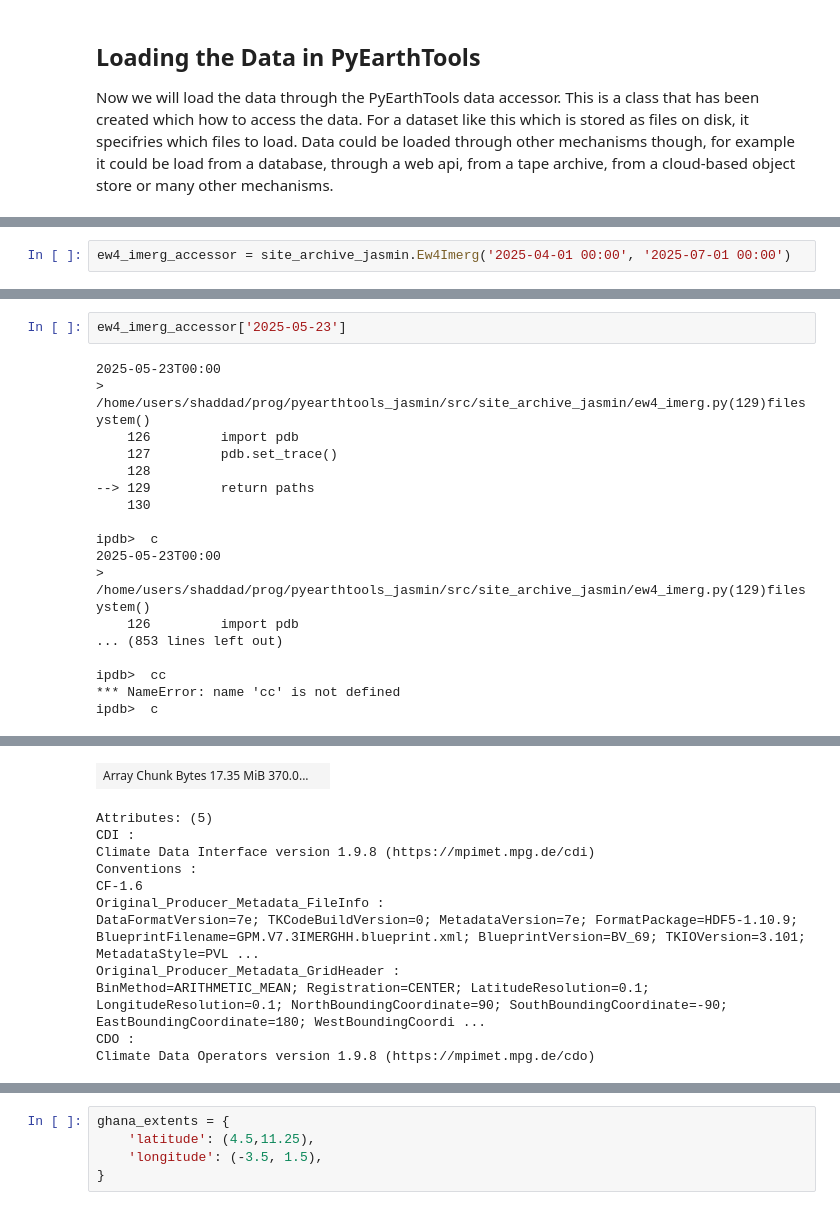
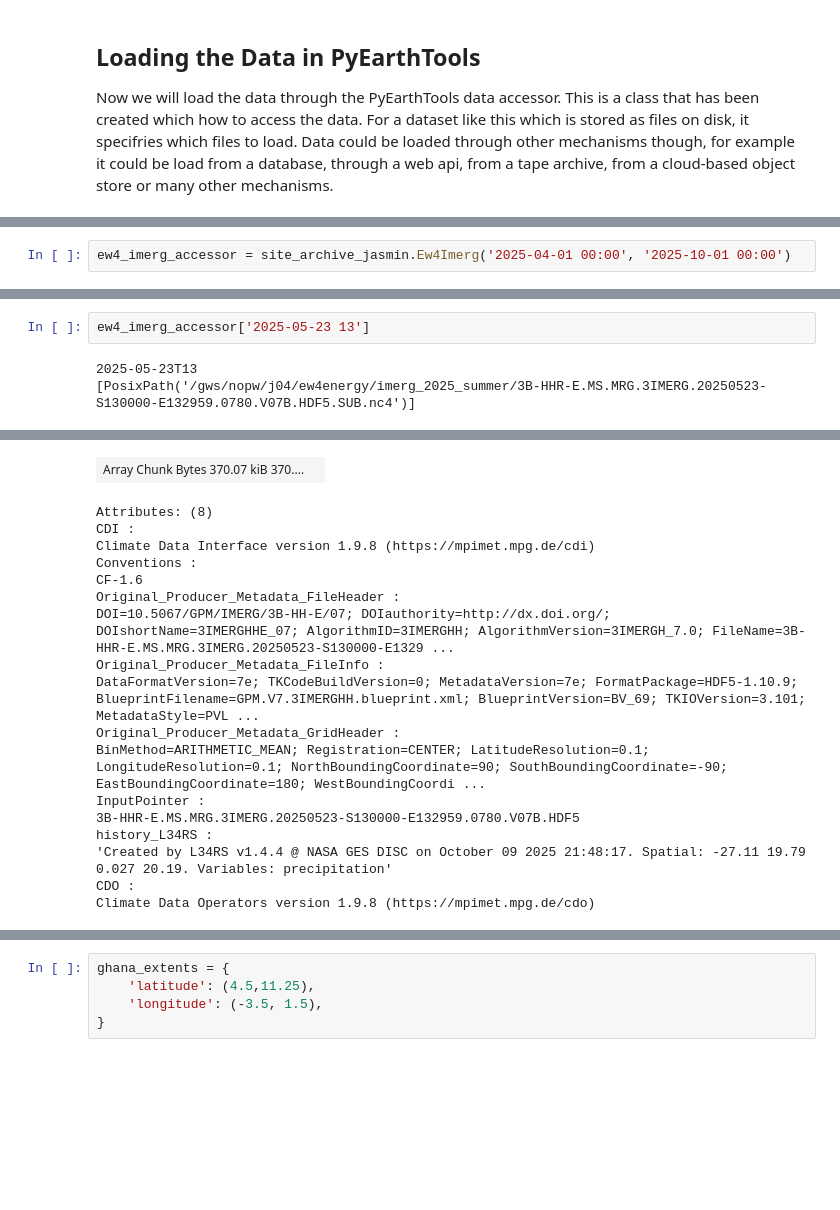
Before and after one commit to uk-gov-mirror/MetOffice.pyearthtools_jasmin, a Jupyter notebook: notebooks/ew4energy/ew4_imerg.ipynb, the cells around one changed output, grey strips where cells are left out. Cells and saved outputs as stored; diff of their text form; blank space fills up the shorter version.

Commit message:
imerg accessor now working with pipeline.

```diff
--- a/notebooks/ew4energy/ew4_imerg.ipynb
+++ b/notebooks/ew4energy/ew4_imerg.ipynb
@@ -109,4 +103,4 @@ era5_acc['2005']
 # %%
-ew4_imerg_accessor = site_archive_jasmin.Ew4Imerg('2025-04-01 00:00', '2025-07-01 00:00')
+ew4_imerg_accessor = site_archive_jasmin.Ew4Imerg('2025-04-01 00:00', '2025-10-01 00:00')
 # %% [output]
 2025-04-01 00:00
@@ -128,20 +162,5 @@ Ew4Imerg
 # %%
-ew4_imerg_accessor['2025-05-23']
+ew4_imerg_accessor['2025-05-23 13']
 # %% [output]
-2025-05-23T00:00
-> /home/users/shaddad/prog/pyearthtools_jasmin/src/site_archive_jasmin/ew4_imerg.py(129)filesystem()
-    126         import pdb
-    127         pdb.set_trace()
-    128
---> 129         return paths
-    130
-
-ipdb>  c
-2025-05-23T00:00
-> /home/users/shaddad/prog/pyearthtools_jasmin/src/site_archive_jasmin/ew4_imerg.py(129)filesystem()
-    126         import pdb
-... (853 lines left out)
-
-ipdb>  cc
-*** NameError: name 'cc' is not defined
-ipdb>  c
+2025-05-23T13
+[PosixPath('/gws/nopw/j04/ew4energy/imerg_2025_summer/3B-HHR-E.MS.MRG.3IMERG.20250523-S130000-E132959.0780.V07B.HDF5.SUB.nc4')]
@@ -159,19 +178,25 @@ datetime64[ns]
 standard_name :
 ... (41 lines left out)
 CodeMissingValue :
 -9999.9
 LongName :
 Complete merged microwave-infrared (gauge-adjusted) precipitation estimate; formerly precipitationCal
-| Array Chunk Bytes 17.35 MiB 370.0... |  |
+| Array Chunk Bytes 370.07 kiB 370.... |  |
-Attributes: (5)
+Attributes: (8)
 CDI :
 Climate Data Interface version 1.9.8 (https://mpimet.mpg.de/cdi)
 Conventions :
 CF-1.6
+Original_Producer_Metadata_FileHeader :
+DOI=10.5067/GPM/IMERG/3B-HH-E/07; DOIauthority=http://dx.doi.org/; DOIshortName=3IMERGHHE_07; AlgorithmID=3IMERGHH; AlgorithmVersion=3IMERGH_7.0; FileName=3B-HHR-E.MS.MRG.3IMERG.20250523-S130000-E1329 ...
 Original_Producer_Metadata_FileInfo :
 DataFormatVersion=7e; TKCodeBuildVersion=0; MetadataVersion=7e; FormatPackage=HDF5-1.10.9; BlueprintFilename=GPM.V7.3IMERGHH.blueprint.xml; BlueprintVersion=BV_69; TKIOVersion=3.101; MetadataStyle=PVL ...
 Original_Producer_Metadata_GridHeader :
 BinMethod=ARITHMETIC_MEAN; Registration=CENTER; LatitudeResolution=0.1; LongitudeResolution=0.1; NorthBoundingCoordinate=90; SouthBoundingCoordinate=-90; EastBoundingCoordinate=180; WestBoundingCoordi ...
+InputPointer :
+3B-HHR-E.MS.MRG.3IMERG.20250523-S130000-E132959.0780.V07B.HDF5
+history_L34RS :
+'Created by L34RS v1.4.4 @ NASA GES DISC on October 09 2025 21:48:17. Spatial: -27.11 19.79 0.027 20.19. Variables: precipitation'
 CDO :
 Climate Data Operators version 1.9.8 (https://mpimet.mpg.de/cdo)
 # %%
```
Also changed, not shown: parts of 29 cells of this notebook, 1 other file.
